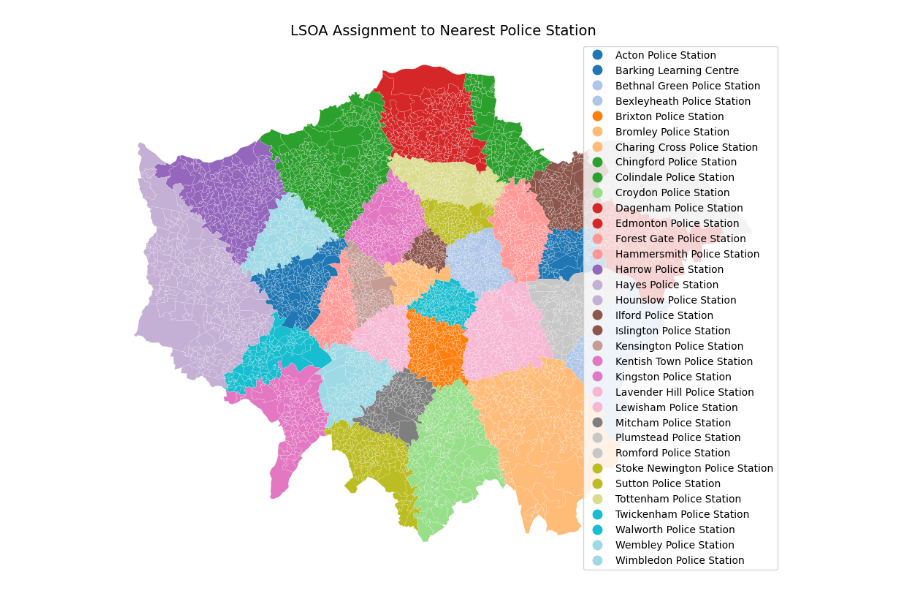
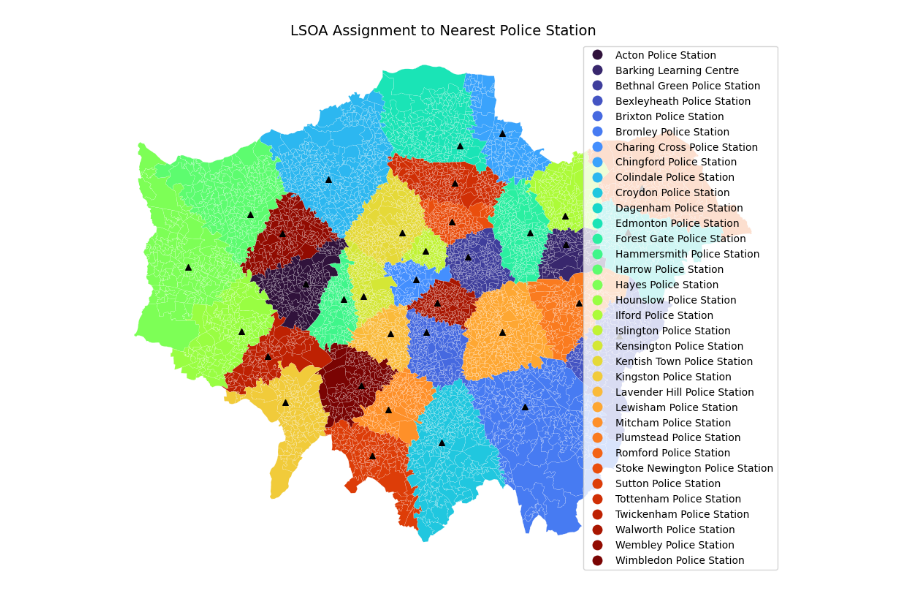
Before and after one commit to Ezra-Rutten/4CBLW020_group_2, a Jupyter notebook: backend/notebooks/lsoa_to_station.ipynb, the cells around one changed output. Drawn from its saved outputs; the diff is of its cells as text; code cells hidden in the pictures.

```diff
--- a/backend/notebooks/lsoa_to_station.ipynb
+++ b/backend/notebooks/lsoa_to_station.ipynb
@@ -30,28 +30,48 @@ lsoa_map = lsoa_london.merge(
     on="lsoa21cd",
     how="left"
 )
-# %%
-fig, ax = plt.subplots(figsize=(12, 12))
-
-lsoa_map.plot(
-    column="station",
-    categorical=True,
-    cmap="tab20",
-    linewidth=0.1,
-    edgecolor="white",
-    legend=True,
-    ax=ax
-)
-
-ax.set_title("LSOA Assignment to Nearest Police Station", fontsize=14)
-ax.axis("off")
-
-plt.show()
-
-stations_gdf.plot(
-    ax=ax,
-    color="black",
-    markersize=20
-)
-# %% [output]
-[figure, removed]
+# %%
+
+stations_df = gpd.GeoDataFrame(
+    stations_df,
+    geometry=gpd.points_from_xy(stations_df["longitude"], stations_df["latitude"]),
+    crs="EPSG:27700"
+)
+
+stations_gdf = gpd.GeoDataFrame(
+    stations_df,
+    geometry=gpd.points_from_xy(
+        stations_df["longitude"],
+        stations_df["latitude"]
+    ),
+    crs="EPSG:4326"
+)
+
+stations_gdf = stations_gdf.to_crs(lsoa_map.crs)
+# %%
+fig, ax = plt.subplots(figsize=(12, 12))
+
+# LSOA choropleth
+lsoa_map.plot(
+    column="station",
+    categorical=True,
+    cmap="turbo",
+    linewidth=0.1,
+    edgecolor="white",
+    legend=True,
+    ax=ax
+)
+
+stations_gdf.plot(
+    ax=ax,
+    color="black",
+    markersize=30,
+    marker="^"
+)
+
+ax.set_title("LSOA Assignment to Nearest Police Station", fontsize=14)
+ax.axis("off")
+
+plt.show()
+# %% [output]
+[figure, added]
```
